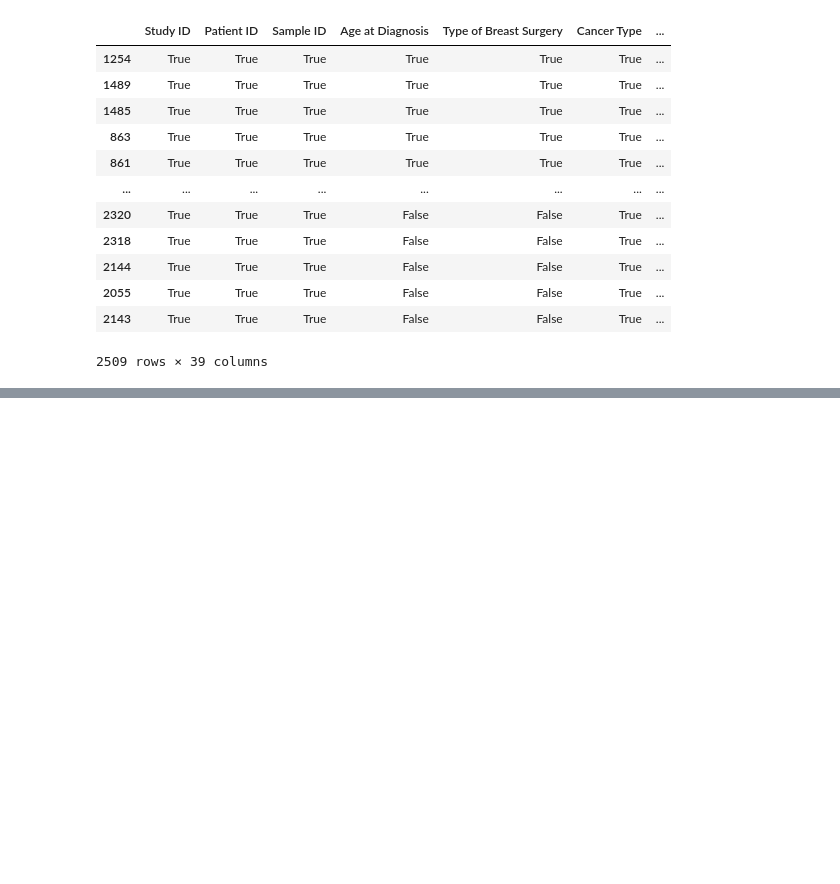
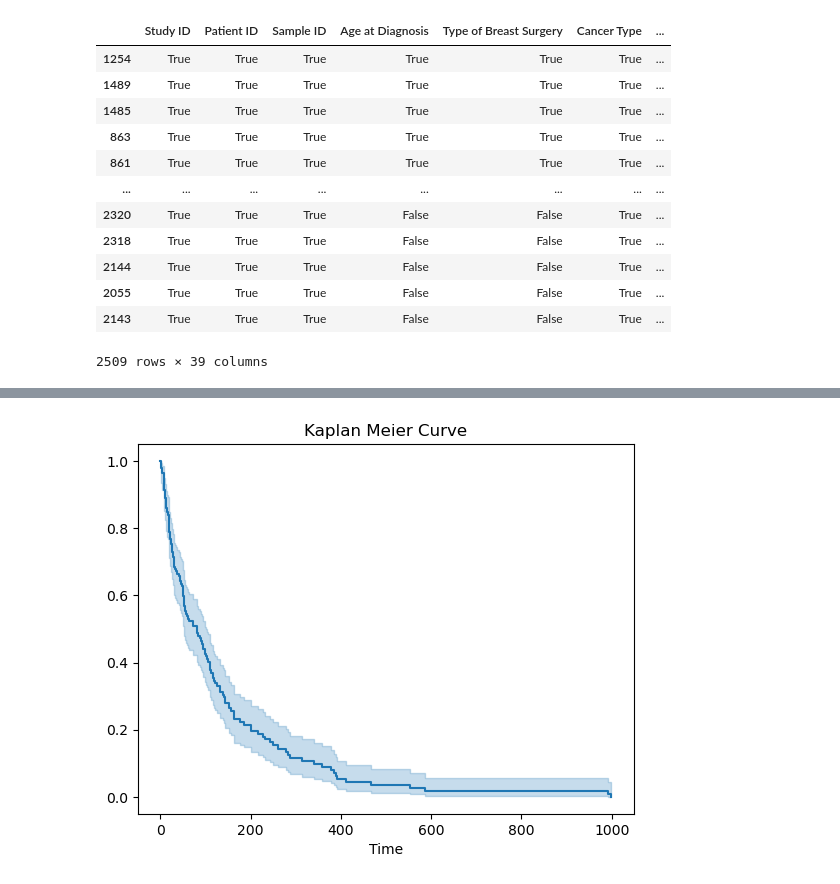
Before and after one commit to SzymonOzog/Deep-Learning-In-Survival-Analysis, a Jupyter notebook: EDA.ipynb, the cells around one changed output, grey strips where cells are left out. Saved outputs shown, nothing was run; the diff lists cells and outputs as text; code cells hidden in the pictures; blank space fills up the shorter version.

```diff
--- a/EDA.ipynb
+++ b/EDA.ipynb
@@ -11,3 +11,7 @@ import seaborn as sn
 from lifelines.fitters.kaplan_meier_fitter import KaplanMeierFitter
 
 pd.set_option('display.max_columns', None)
+# %%
+import utils
+df,_,_ = utils.get_veterans_lugn_cancer(missing_values_strategy=None)
+df.head()
@@ -130 +146,20 @@ Text(0.5, 0, 'Time (Months)')
 [figure]
+# %%
+import utils
+df_functions = [utils.get_veterans_lugn_cancer]
+
+for fun in df_functions:
+    df, censorship, time = fun(missing_values_strategy=None)
+    df_valid = df.dropna(subset=[time, censorship])
+    survival_times = df_valid[time].values
+    censorship = df_valid[censorship].values
+    kmf = KaplanMeierFitter()
+    kmf.fit(survival_times, event_observed=censorship)
+    plt.title("Kaplan Meier Curve")
+    #hide legend
+    kmf.plot(legend=False)
+    plt.xlabel("Time")
+    plt.savefig(f'plots/{fun.__name__}.png')
+    plt.show()
+# %% [output]
+[figure, added]
```
Also changed, not shown: parts of 9 cells of this notebook.
